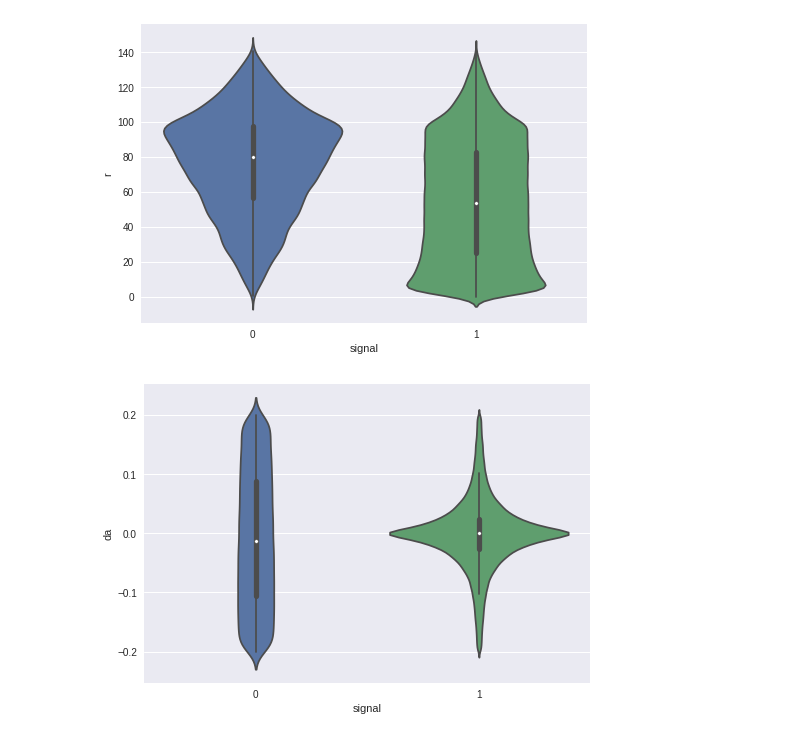
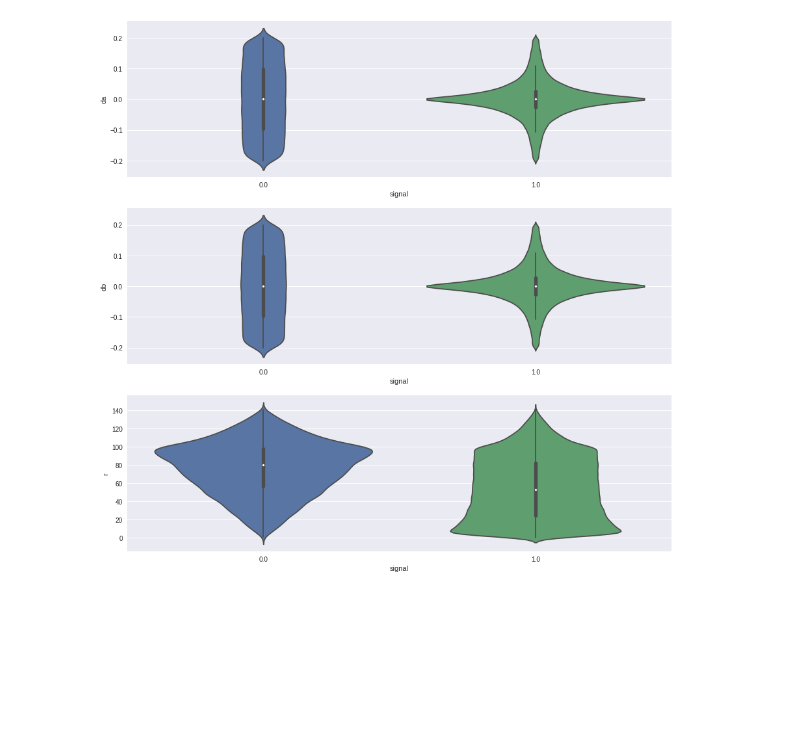
Before and after one commit to PhySci/darkMatter, a Jupyter notebook: first.ipynb, the cells around one changed output. Saved outputs shown, nothing was run; the diff lists cells and outputs as text; code cells hidden in the pictures; blank space fills up the shorter version.

```diff
--- a/first.ipynb
+++ b/first.ipynb
@@ -106,11 +103,15 @@ sns.violinplot(y="db", x = "signal", data=fdf, split=True);
-# %%
-sns.violinplot(y="r", x = "signal", data=fdf, split=True);
-# %% [output]
-[figure, removed]
-# %%
-sns.violinplot(y="da", x = "signal", data=fdf, split=True);
-# %% [output]
-[figure, removed]
+# %%
+plt.figure(figsize=[15,15])
+plt.subplot(311)
+sns.violinplot(y="da", x = "signal", data=fdf, split=True);
+
+plt.subplot(312)
+sns.violinplot(y="db", x = "signal", data=fdf, split=True);
+
+plt.subplot(313)
+sns.violinplot(y="r", x = "signal", data=fdf, split=True);
+# %% [output]
+[figure, added]
 # %%
 fdf.signal.hist()
 # %% [output]
```
Also changed, not shown: parts of 20 cells of this notebook.
